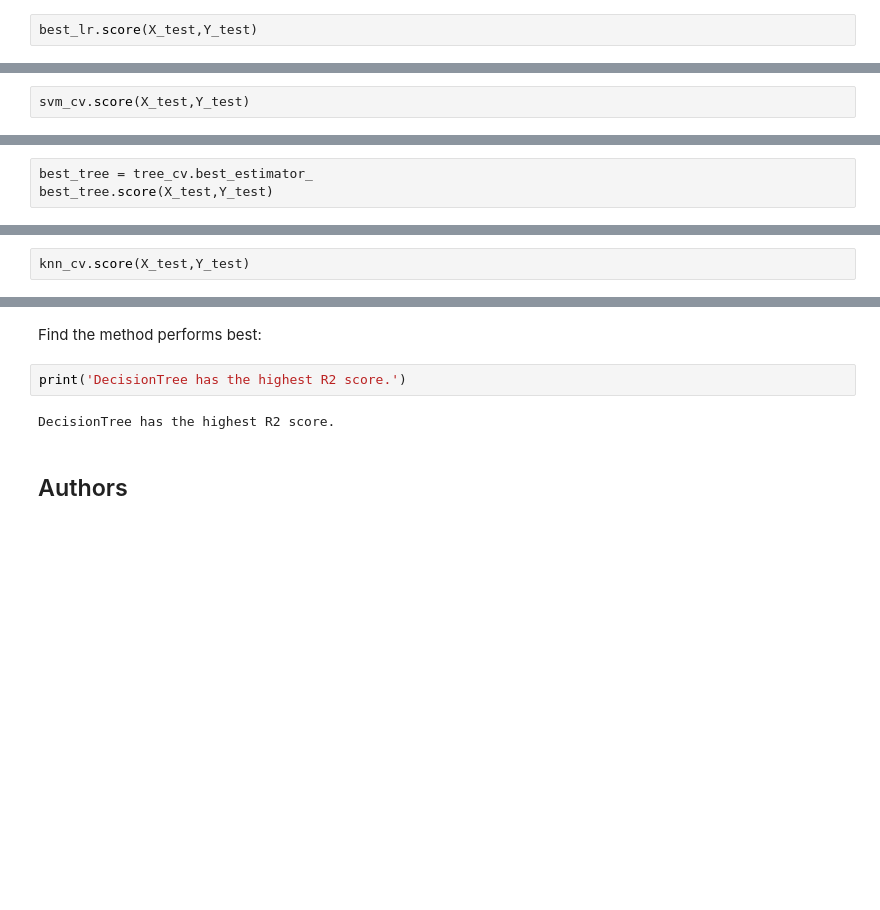
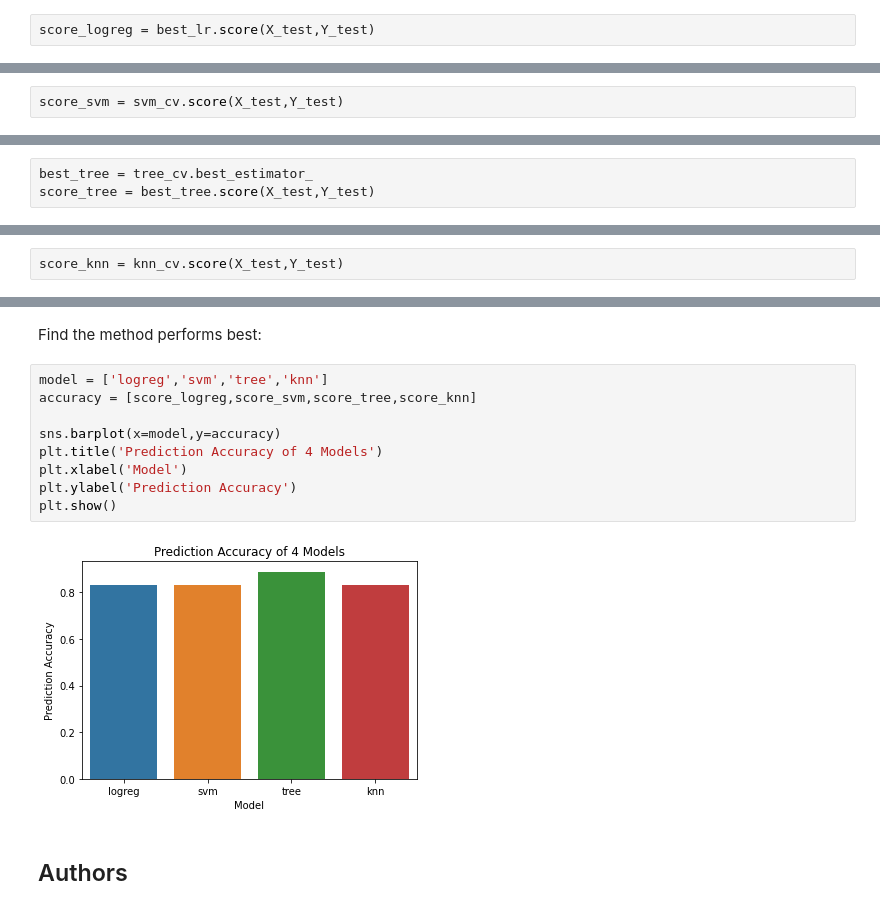
Before and after one commit to ryan-cws/SpaceX, a Jupyter notebook: 8. SpaceX_Machine_Learning_Prediction_Part_5.jupyterlite.ipynb, the cells around one changed output, grey strips where cells are left out. Saved outputs shown, nothing was run; the diff lists cells and outputs as text; blank space fills up the shorter version.

Commit message:
update classification accuracy

```diff
--- a/8. SpaceX_Machine_Learning_Prediction_Part_5.jupyterlite.ipynb
+++ b/8. SpaceX_Machine_Learning_Prediction_Part_5.jupyterlite.ipynb
@@ -195,4 +195,4 @@ best_lr
 # %% [output]
 LogisticRegression(C=0.01)
 # %%
-best_lr.score(X_test,Y_test)
+score_logreg = best_lr.score(X_test,Y_test)
@@ -237,4 +235,4 @@ accuracy : 0.8482142857142856
 # %% [markdown]
 Calculate the accuracy on the test data using the method <code>score</code>:
 # %%
-svm_cv.score(X_test,Y_test)
+score_svm = svm_cv.score(X_test,Y_test)
@@ -283,4 +279,4 @@ accuracy : 0.8785714285714284
 Calculate the accuracy of tree_cv on the test data using the method <code>score</code>:
 # %%
 best_tree = tree_cv.best_estimator_
-best_tree.score(X_test,Y_test)
+score_tree = best_tree.score(X_test,Y_test)
@@ -326,4 +320,4 @@ accuracy : 0.8482142857142858
 # %% [markdown]
 Calculate the accuracy of knn_cv on the test data using the method <code>score</code>:
 # %%
-knn_cv.score(X_test,Y_test)
+score_knn = knn_cv.score(X_test,Y_test)
@@ -340,10 +332,17 @@ plot_confusion_matrix(Y_test,yhat)
 ## TASK  12
 # %% [markdown]
 Find the method performs best:
-# %%
-print('DecisionTree has the highest R2 score.')
-# %% [output]
-DecisionTree has the highest R2 score.
+# %%
+model = ['logreg','svm','tree','knn']
+accuracy = [score_logreg,score_svm,score_tree,score_knn]
+
+sns.barplot(x=model,y=accuracy)
+plt.title('Prediction Accuracy of 4 Models')
+plt.xlabel('Model')
+plt.ylabel('Prediction Accuracy')
+plt.show()
+# %% [output]
+[figure, added]
 # %% [markdown]
 ## Authors
 # %% [markdown]
```
Also changed, not shown: parts of 4 cells of this notebook.
